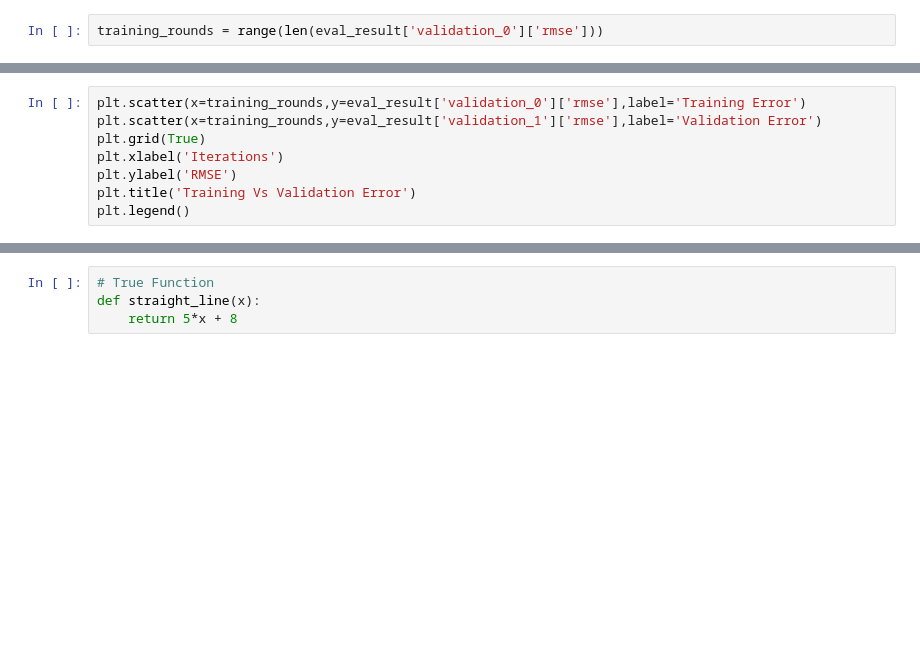
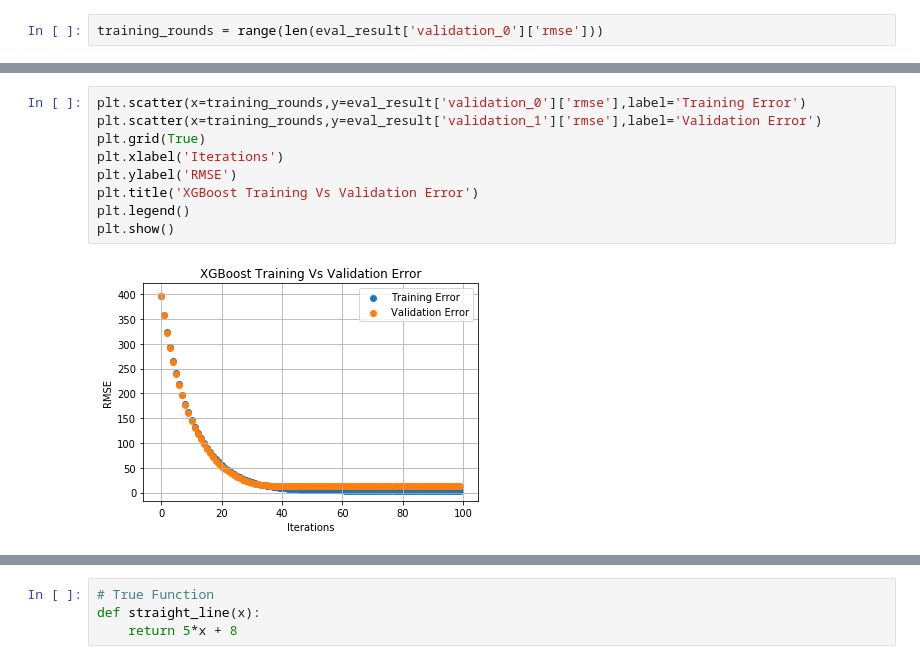
Before and after one commit to ChandraLingam/AmazonSageMakerCourse, a Jupyter notebook: xgboost/LinearAndQuadraticFunctionRegression/linear_xgboost_localmode.ipynb, the cells around one changed output, grey strips where cells are left out. Saved outputs shown, nothing was run; the diff lists cells and outputs as text; blank space fills up the shorter version.

```diff
--- a/xgboost/LinearAndQuadraticFunctionRegression/linear_xgboost_localmode.ipynb
+++ b/xgboost/LinearAndQuadraticFunctionRegression/linear_xgboost_localmode.ipynb
@@ -67,10 +186,13 @@ print(training_rounds)
 # %%
 plt.scatter(x=training_rounds,y=eval_result['validation_0']['rmse'],label='Training Error')
 plt.scatter(x=training_rounds,y=eval_result['validation_1']['rmse'],label='Validation Error')
 plt.grid(True)
 plt.xlabel('Iterations')
 plt.ylabel('RMSE')
-plt.title('Training Vs Validation Error')
+plt.title('XGBoost Training Vs Validation Error')
 plt.legend()
+plt.show()
+# %% [output]
+[figure, added]
 # %%
 xgb.plot_importance(regressor)
```
Also changed, not shown: parts of 62 cells of this notebook, 3 other files.
